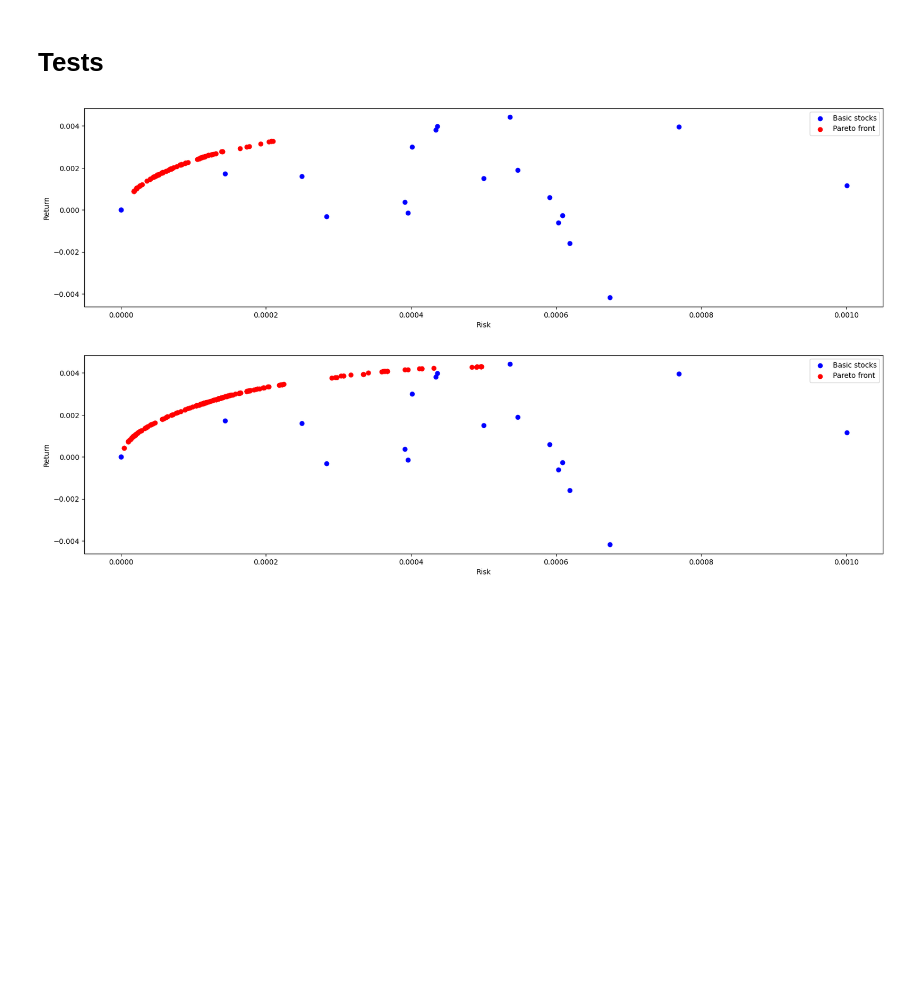
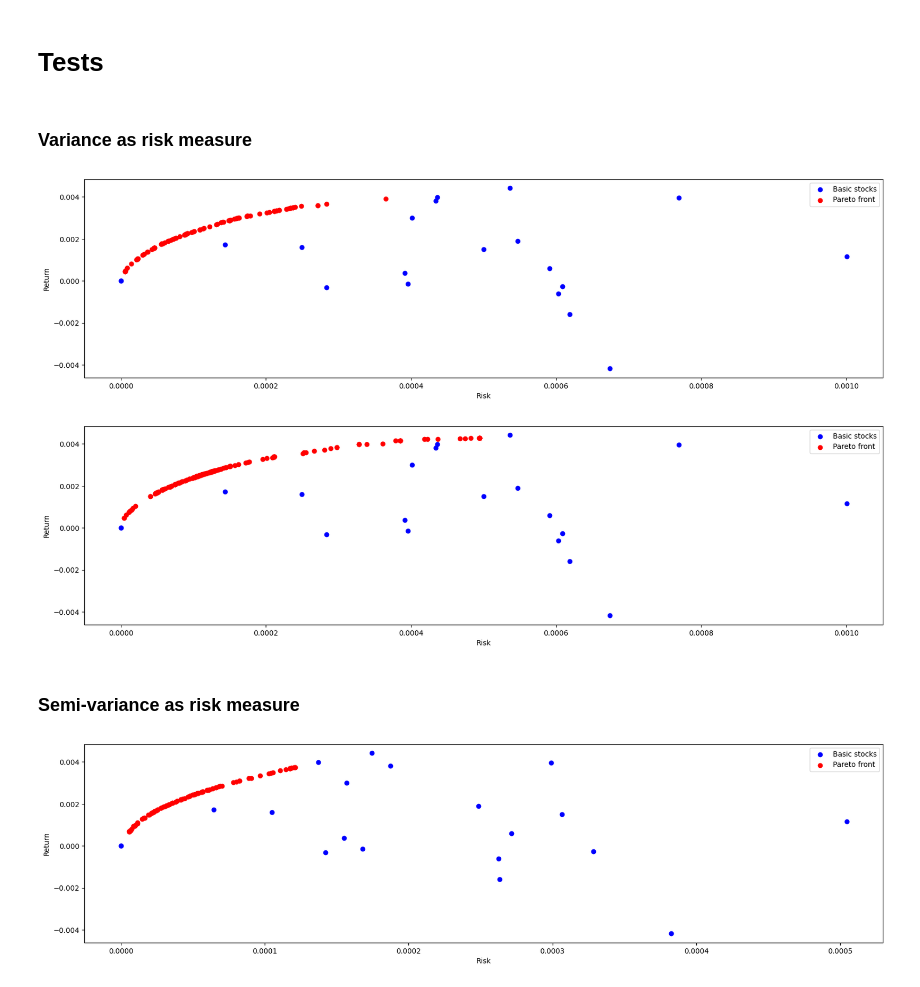
Before and after one commit to MaksWisniewski/PortfolioOpt, a Jupyter notebook: nsga2.ipynb, the cells around one changed output. Saved outputs shown, nothing was run; the diff lists cells and outputs as text; code cells hidden in the pictures; blank space fills up the shorter version.

Commit message:
Add semivariance risk measure

```diff
--- a/nsga2.ipynb
+++ b/nsga2.ipynb
@@ -69,22 +89,33 @@ stock_quotations.tail()
 # %%
 delta_t = 90
 stock_returns = stock_quotations.xs('close', level=1, axis=1).pct_change()
-stock_returns_mean = stock_returns[-delta_t-1:-1].mean() # predicted return for next day
-stock_returns_var = stock_returns[-delta_t-1:-1].var() # risk
-stock_returns_cov = stock_returns[-delta_t-1:-1].cov() # covariance matrix
+last_returns = stock_returns[-delta_t-1:-1]
 
-stock_risk = stock_returns_var
+stock_returns_mean = last_returns.mean() # predicted return for next day
+
+# variance as risk
+stock_returns_var = last_returns.var() # risk
+stock_returns_cov = last_returns.cov() # covariance matrix
+
+# semi-variance as risk
+stock_returns_semi_var = semi_variance(last_returns)
+stock_returns_semi_cov = semi_covariance_matrix(np.array(last_returns))
 # %%
 def portfolio_return_value(X):
     return X @ stock_returns_mean
 
 
-def portfolio_risk(X):
+def portfolio_risk_var(X):
     return np.diag(X @ stock_returns_cov @ X.T)
 
 
-def portfolio_objective_function(X):
-    return np.c_[portfolio_risk(X), -portfolio_return_value(X)]
+def portfolio_risk_semi_var(X):
+    return np.diag(X @ stock_returns_semi_cov @ X.T)
+
+
+def portfolio_objective_function(risk_function=portfolio_risk_var,
+                                 return_function=portfolio_return_value):
+    return lambda X: np.c_[risk_function(X), -return_function(X)]
 # %% [markdown]
 # NSGA-II Algorithm
 # %% [markdown]
@@ -233,28 +267,42 @@ def nsga2(objective_function,
 # %% [markdown]
 # Tests
 # %%
-def show_results(**kwargs):
+def show_results(stock_risk=stock_returns_var,
+                 objective_function=portfolio_objective_function(),
+                 **kwargs):
     plt.xlabel('Risk')
     plt.ylabel('Return')
     plt.scatter(stock_risk, stock_returns_mean, c='b')
 
-    nsga2_result = nsga2(objective_function=portfolio_objective_function,
+    nsga2_result = nsga2(objective_function=objective_function,
                          chromosome_length=number_of_stocks,
                          **kwargs)
 
-    pareto_front = portfolio_objective_function(nsga2_result)
+    pareto_front = objective_function(nsga2_result)
     plt.scatter(pareto_front[:,0], -pareto_front[:,1], c='r')
     plt.legend(['Basic stocks', 'Pareto front'])
     plt.show()
+# %% [markdown]
+### Variance as risk measure
 # %%
 show_results(population_size=100,
              number_of_offspring=200,
              number_of_iterations=100)
 # %% [output]
-[figure, old version]
+[figure, new version]
 # %%
 show_results(population_size=200,
              number_of_offspring=400,
              number_of_iterations=300)
 # %% [output]
-[figure, old version]
+[figure, new version]
+# %% [markdown]
+### Semi-variance as risk measure
+# %%
+show_results(stock_risk=stock_returns_semi_var,
+             objective_function=portfolio_objective_function(risk_function=portfolio_risk_semi_var),
+             population_size=100,
+             number_of_offspring=200,
+             number_of_iterations=100)
+# %% [output]
+[figure, added]
```
Also changed, not shown: parts of 7 cells of this notebook, 1 other file.
